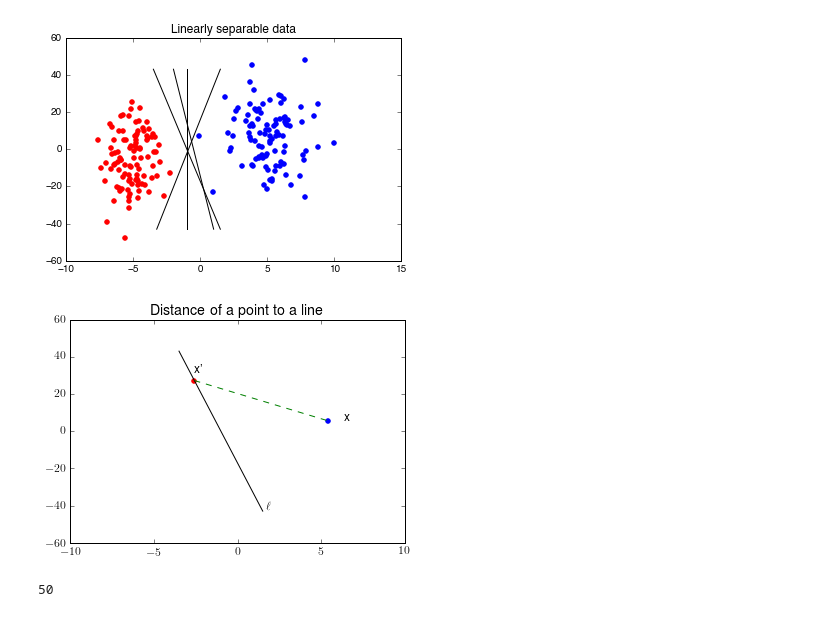
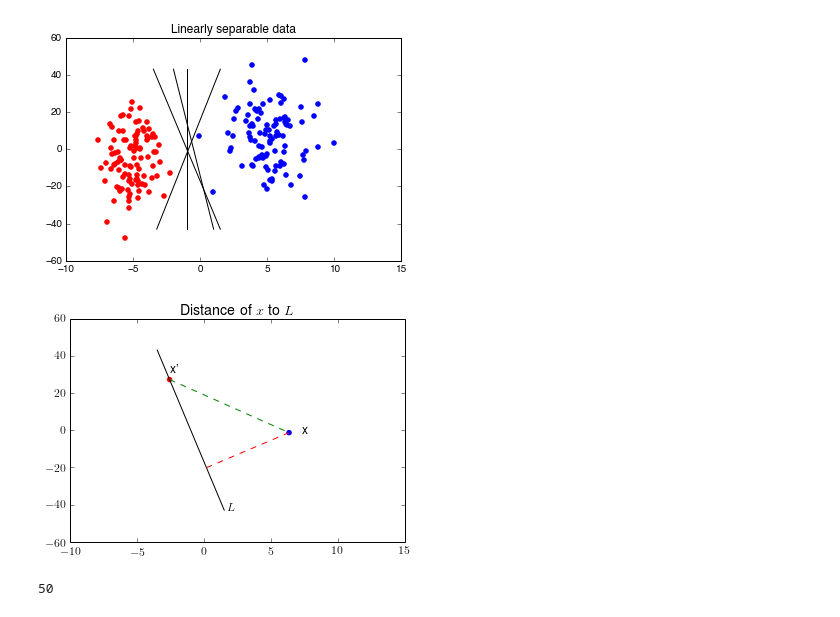
Before and after one commit to davidrosenberg/mlcourse, a Jupyter notebook: Labs/scripts/svm-linearly separable.ipynb, the cells around one changed output. Cells and saved outputs as stored; diff of their text form; code cells hidden in the pictures.

```diff
--- a/Labs/scripts/svm-linearly separable.ipynb
+++ b/Labs/scripts/svm-linearly separable.ipynb
@@ -65,29 +65,36 @@ plt.show()
 # %%
 plt.scatter(x1[0], y1[0], color='b')
 #plt.scatter(0, 0, color = 'r')
 plt.ylim(-60, 60)
 plt.xlim(-10, 15)
 
 x = np.linspace(1.5, -3.5)
 y = np.linspace(-43, 43)
+# emph points
 plt.scatter(x[40], y[40], color='r')
 plt.plot(x, y, color='black')
 
+# green dotted line
 vec1x = np.linspace(x[40], x1[0])
 vec1y = np.linspace(y[40], y1[0])
 plt.plot(vec1x, vec1y, 'g--')
 
+# red dotted line
+vec1x = np.linspace(x[13], x1[0])
+vec1y = np.linspace(y[13], y1[0])
+plt.plot(vec1x, vec1y, 'r--')
+
 plt.annotate('x', (x1[0]+1, y1[0]))
 plt.annotate("x'", (x[40], y[40]+4))
-plt.annotate('\ell', (x[0]+0.2, y[0]))
+plt.annotate('$L$', (x[0]+0.2, y[0]))
 
-plt.title("Distance of a point to a line")
+plt.title("Distance of $x$ to $L$")
 point = (x1[0], y1[0])
 
-#PATHFIG = "/Users/leventsagun/Dropbox/Apps/ShareLaTeX/mlcourse-labs/figures/"
-#plt.savefig(PATHFIG + "proj.pdf", layout = "tight")
+PATHFIG = "/Users/LeVent/Dropbox (Personal)/Apps/ShareLaTeX/mlcourse-labs/figures/"
+plt.savefig(PATHFIG + "proj.pdf", layout = "tight")
 # %% [output]
-[figure, old version]
+[figure, new version]
 # %%
 len(x)
 # %% [output]
```
Also changed, not shown: 3 other files.
